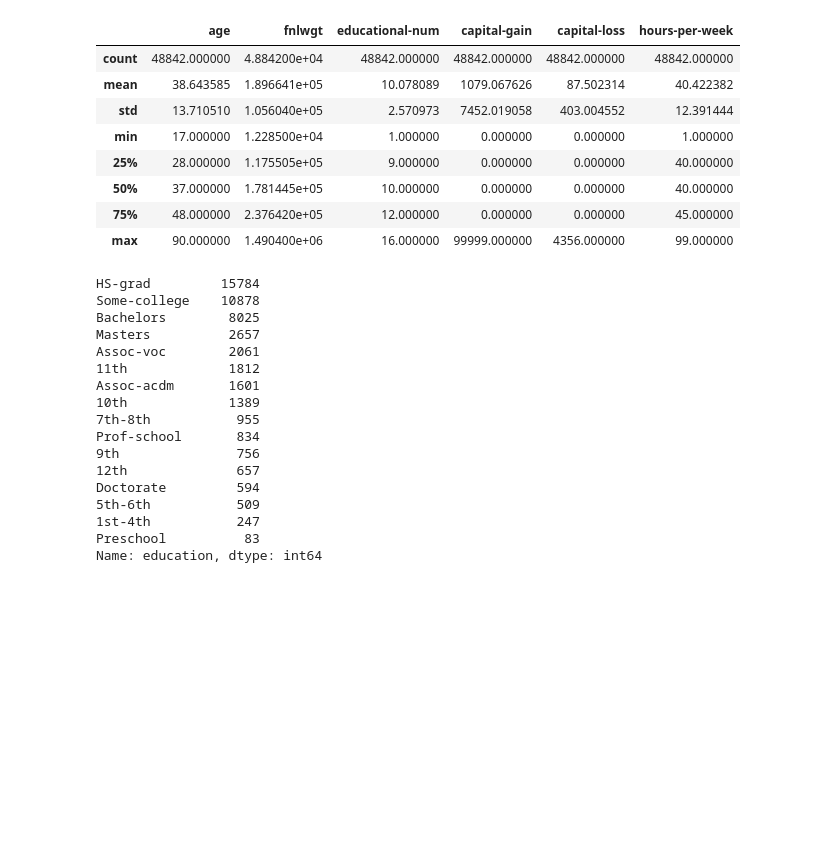
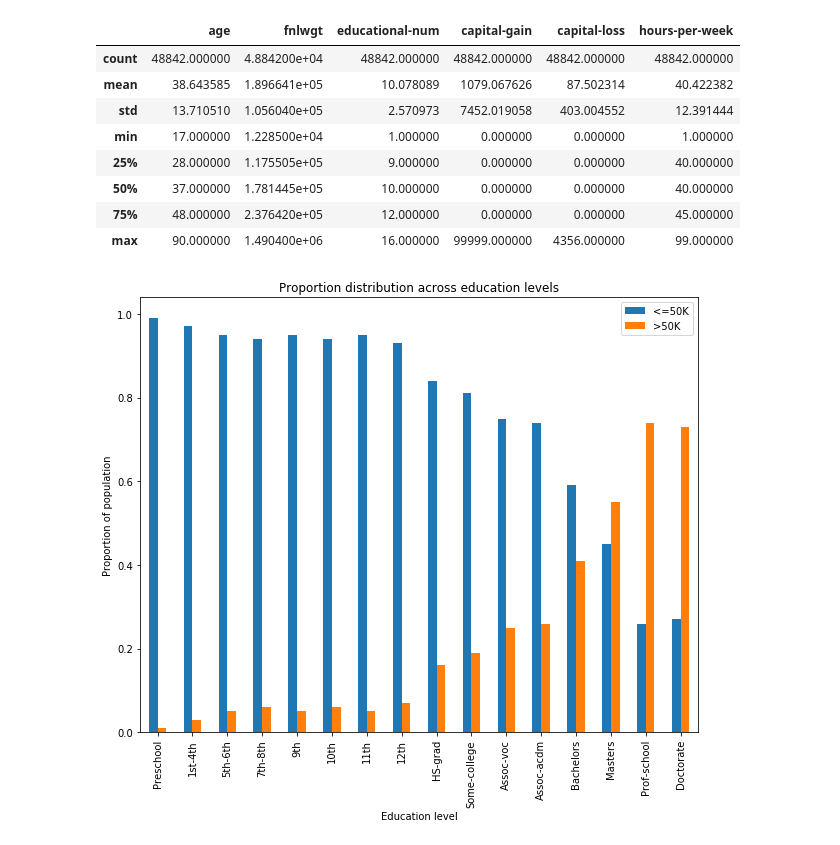
Before and after one commit to saravrajavelu/Adult-Income-Analysis, a Jupyter notebook: Adult_Income_Analysis.ipynb, the cells around one changed output. Drawn from its saved outputs; the diff is of its cells as text; code cells hidden in the pictures; blank space fills up the shorter version.

Commit message:
Added education level graph

```diff
--- a/Adult_Income_Analysis.ipynb
+++ b/Adult_Income_Analysis.ipynb
@@ -46,23 +46,19 @@ adult.describe()
 | 50% | 37.000000 | 1.781445e+05 | 10.000000 | 0.000000 | 0.000000 | 40.000000 |
 | 75% | 48.000000 | 2.376420e+05 | 12.000000 | 0.000000 | 0.000000 | 45.000000 |
 | max | 90.000000 | 1.490400e+06 | 16.000000 | 99999.000000 | 4356.000000 | 99.000000 |
-# %%
-adult.education.value_counts()
-# %% [output]
-HS-grad         15784
-Some-college    10878
-Bachelors        8025
-Masters          2657
-Assoc-voc        2061
-11th             1812
-Assoc-acdm       1601
-10th             1389
-7th-8th           955
-Prof-school       834
-9th               756
-12th              657
-Doctorate         594
-5th-6th           509
-1st-4th           247
-Preschool          83
-Name: education, dtype: int64
+# %%
+education = round(pd.crosstab(adult.education, adult.income).div(pd.crosstab(adult.education, adult.income).apply(sum,1),0),2)
+education = pd.merge(education,
+                     adult[['educational-num','education']].drop_duplicates().set_index('educational-num'),
+                     how = 'right',
+                     left_index = True, right_index = False, right_on = 'education')
+education.sort_index(inplace = True)
+
+ax = education.plot(kind ='bar', title = 'Proportion distribution across education levels', figsize = (10,8))
+ax.set_xticklabels(education.education)
+ax.set_xlabel('Education level')
+ax.set_ylabel('Proportion of population')
+
+print()
+# %% [output]
+[figure, added]
```
Also changed, not shown: parts of 5 cells of this notebook.
